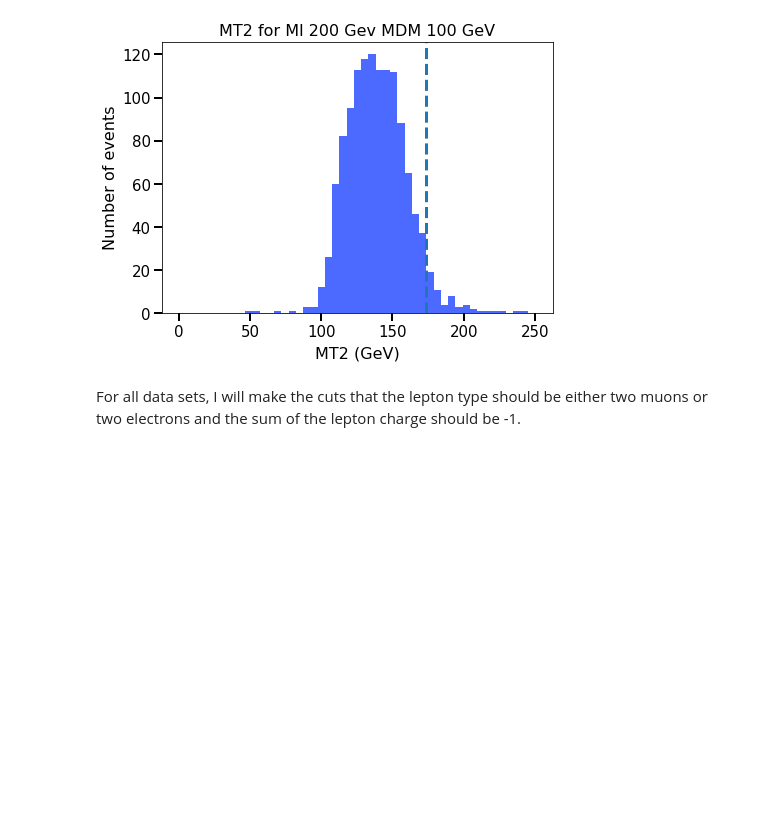
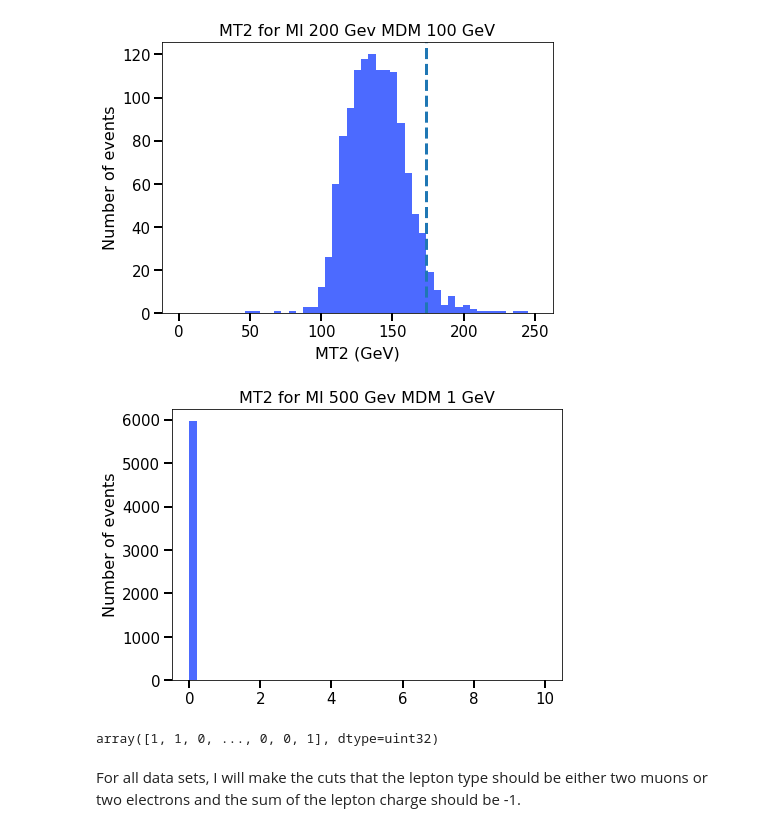
Before and after one commit to niyucao/Phys145Project, a Jupyter notebook: Final Project_WG.ipynb, the cells around one changed output. Cells and saved outputs as stored; diff of their text form; code cells hidden in the pictures; blank space fills up the shorter version.

```diff
--- a/Final Project_WG.ipynb
+++ b/Final Project_WG.ipynb
@@ -55,9 +66,8 @@ plt.rc('figure', figsize= (7, 5))
 # %%
 def make_fig(xTitle="xTitle",yTitle="yTitle"):
     fig = plt.figure()
-
     ax = plt.gca()
-    ax.set_prop_cycle(color=['#002BFF','#A15FFF','#FF0061','#FF8913'])
+    ax.set_prop_cycle(color=['#002BFF','#A15FFF','#FF0061','#FF8913', '#03506f', '#ff8e71', '#d8ac9c'])
     ax.set_xlabel(xTitle,labelpad=6)
     ax.set_ylabel(yTitle)
     ax.tick_params(direction='out', length=8, width=2)
@@ -235,6 +251,20 @@ axvline(np.sqrt(200**2-(mdms[2]/1e3)**2), linestyle = "--")
 # %% [output]
 <matplotlib.lines.Line2D at 0x...>
 [figure]
+# %%
+make_fig("", "Number of events")
+title("MT2 for Ml 500 Gev MDM 1 GeV")
+nbins   = 50 # number of bins in histogram
+xlow    = 0
+xhigh   = 10
+bins    = np.linspace(xlow, xhigh, nbins)
+n, bins, patches = plt.hist([sum(lp) for lp in sets[0][b'mini;1'].array(b'tau_n')], bins, alpha = 0.7)
+# %% [output]
+[figure, added]
+# %%
+sets[0][b'mini;1'].array(b'jet_n')
+# %% [output]
+array([1, 1, 0, ..., 0, 0, 1], dtype=uint32)
 # %% [markdown]
 For all data sets, I will make the cuts that the lepton type should be either two muons or two electrons and the sum of the lepton charge should be -1.
 # %%
```
Also changed, not shown: parts of 35 cells of this notebook.
